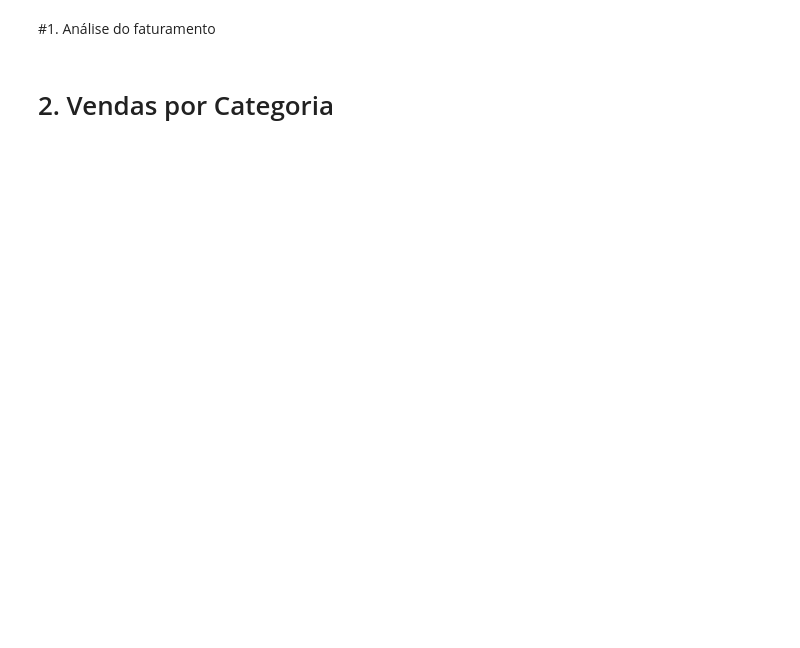
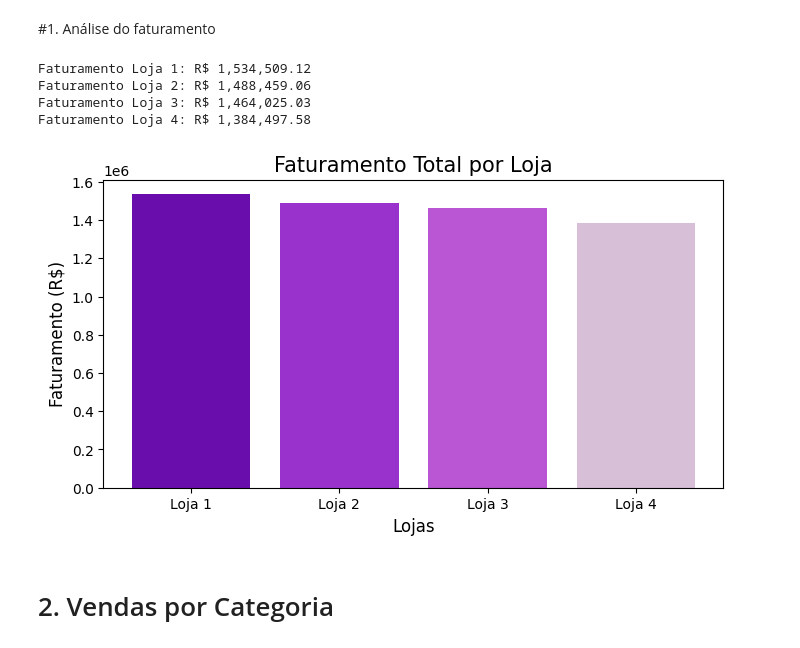
Before and after one commit to me-santana/Challenge-Alura-Store, a Jupyter notebook: AluraStoreBrasil.ipynb, the cells around one changed output. Saved outputs shown, nothing was run; the diff lists cells and outputs as text; code cells hidden in the pictures; blank space fills up the shorter version.

```diff
--- a/AluraStoreBrasil.ipynb
+++ b/AluraStoreBrasil.ipynb
@@ -25,5 +25,49 @@ loja.head()
 | 4 | Cadeira de escritório | moveis | 446.99 | 26.964689 | 07/11/2020 | Larissa Alves | MG | ... |
 # %% [markdown]
 #1. Análise do faturamento
+# %%
+# Calculando o faturamento total de cada loja
+
+faturamento_loja1 = loja['Preço'].sum()
+faturamento_loja2 = loja2['Preço'].sum()
+faturamento_loja3 = loja3['Preço'].sum()
+faturamento_loja4 = loja4['Preço'].sum()
+
+# Criando uma lista para armazenar os resultados
+
+faturamentos = [faturamento_loja1, faturamento_loja2, faturamento_loja3, faturamento_loja4]
+
+# Exibindo os resultados de forma organizada
+
+print(f"Faturamento Loja 1: R$ {faturamento_loja1:,.2f}")
+print(f"Faturamento Loja 2: R$ {faturamento_loja2:,.2f}")
+print(f"Faturamento Loja 3: R$ {faturamento_loja3:,.2f}")
+print(f"Faturamento Loja 4: R$ {faturamento_loja4:,.2f}")
+# %% [output]
+Faturamento Loja 1: R$ 1,534,509.12
+Faturamento Loja 2: R$ 1,488,459.06
+Faturamento Loja 3: R$ 1,464,025.03
+Faturamento Loja 4: R$ 1,384,497.58
+# %%
+# Gráfico para melhor visualização do faturamento total de cada loja
+
+import matplotlib.pyplot as plt
+
+
+nomes_lojas = ['Loja 1', 'Loja 2', 'Loja 3', 'Loja 4']
+
+
+plt.figure(figsize=(8, 4)) #tamanho da imagem
+plt.bar(nomes_lojas, faturamentos, color=['#6A0DAD', '#9932CC', '#BA55D3', '#D8BFD8'])
+
+
+plt.title('Faturamento Total por Loja', fontsize=15)
+plt.xlabel('Lojas', fontsize=12)
+plt.ylabel('Faturamento (R$)', fontsize=12)
+
+
+plt.show()
+# %% [output]
+[figure, added]
 # %% [markdown]
 # 2. Vendas por Categoria
```
Also changed, not shown: parts of 12 cells of this notebook.
